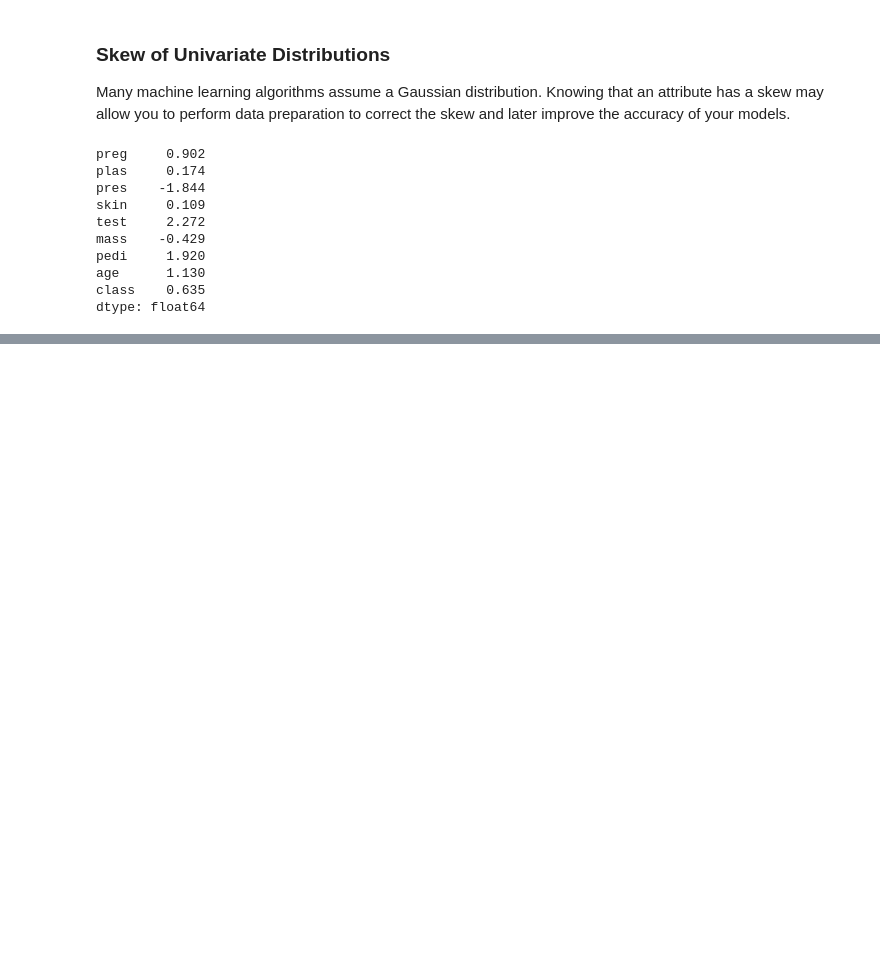
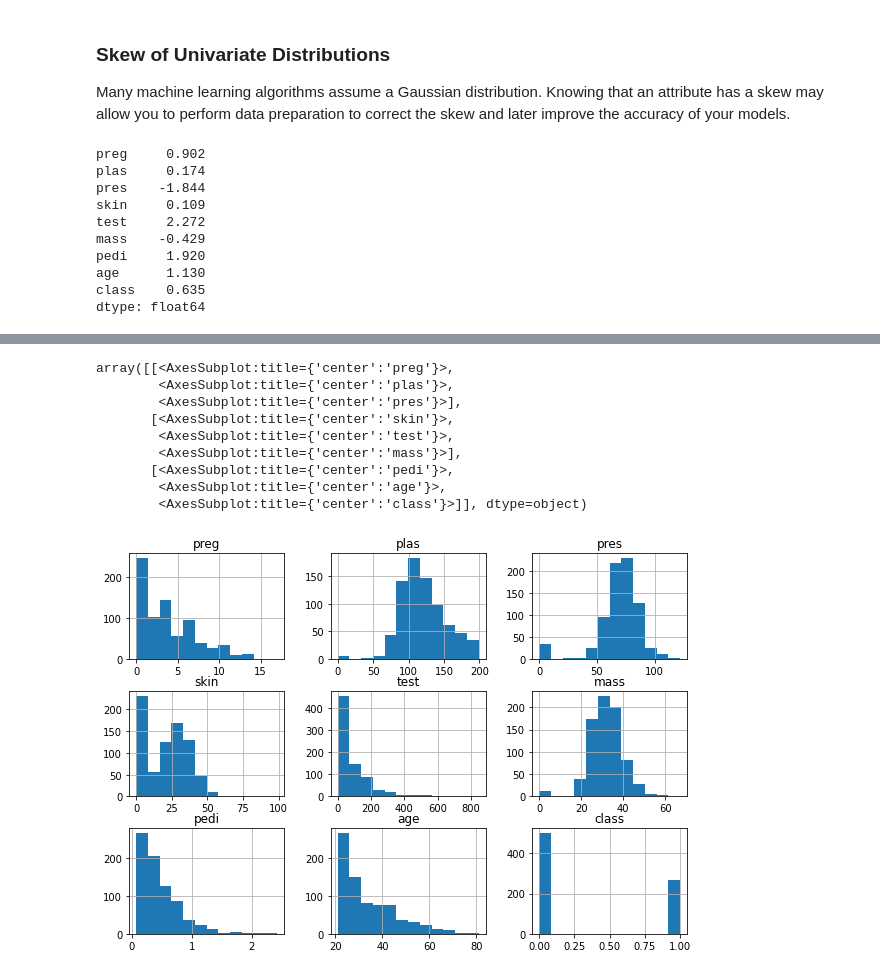
Before and after one commit to 1209973/Machine-learning-with-Python, a Jupyter notebook: note.ipynb, the cells around one changed output, grey strips where cells are left out. Drawn from its saved outputs; the diff is of its cells as text; code cells hidden in the pictures; blank space fills up the shorter version.

Commit message:
univariate plots

```diff
--- a/note.ipynb
+++ b/note.ipynb
@@ -117,0 +122,13 @@ dtype: float64
+# %%
+data.hist(bins=12,figsize=(10,7))
+# %% [output]
+array([[<AxesSubplot:title={'center':'preg'}>,
+        <AxesSubplot:title={'center':'plas'}>,
+        <AxesSubplot:title={'center':'pres'}>],
+       [<AxesSubplot:title={'center':'skin'}>,
+        <AxesSubplot:title={'center':'test'}>,
+        <AxesSubplot:title={'center':'mass'}>],
+       [<AxesSubplot:title={'center':'pedi'}>,
+        <AxesSubplot:title={'center':'age'}>,
+        <AxesSubplot:title={'center':'class'}>]], dtype=object)
+[figure, added]
```
Also changed, not shown: parts of 5 cells of this notebook.
